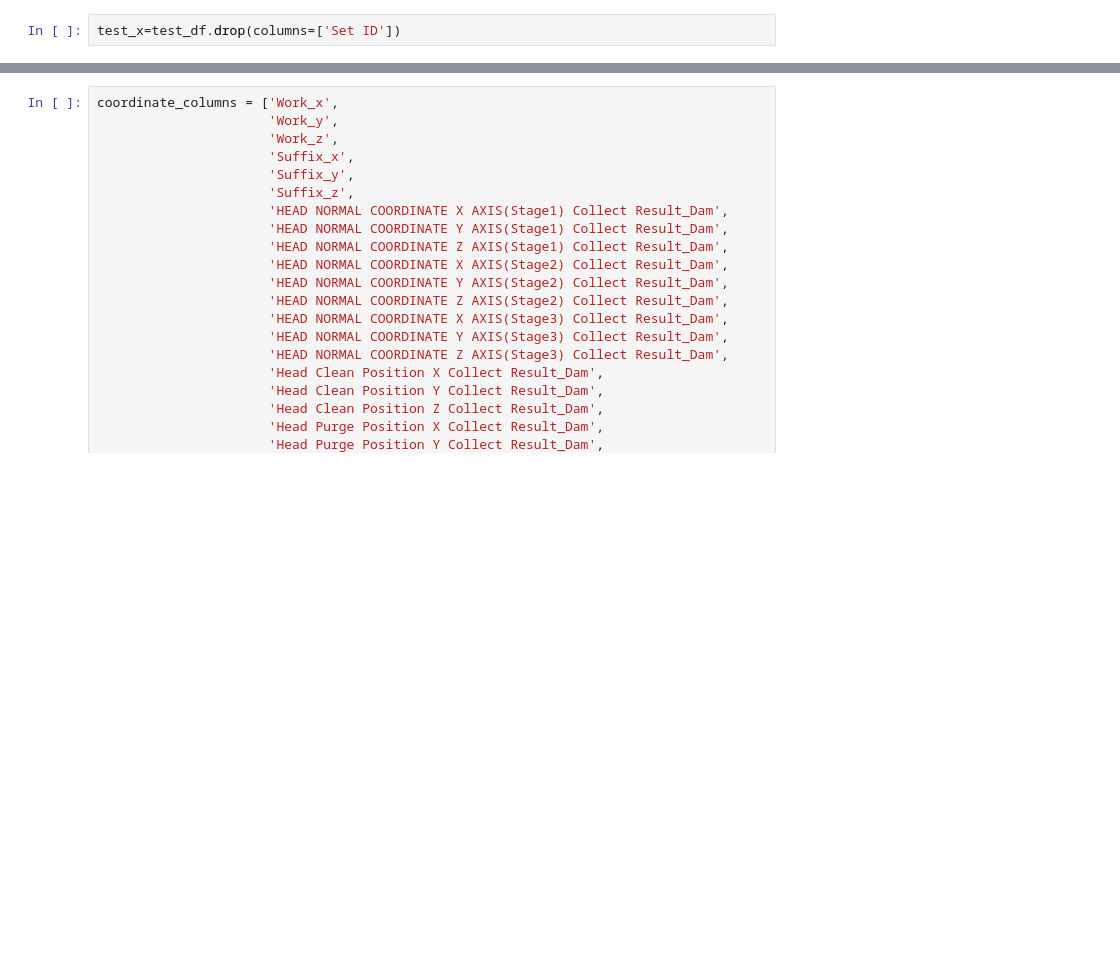
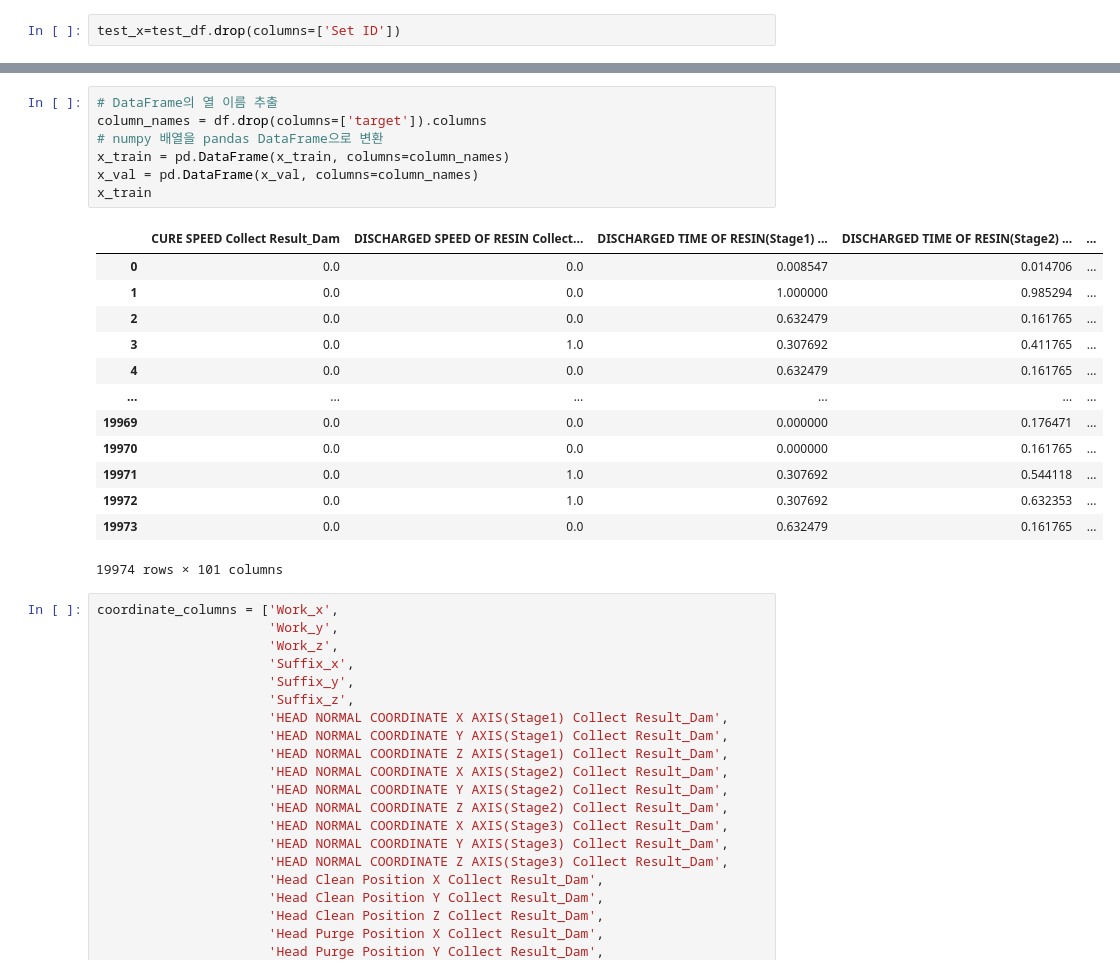
Before and after one commit to ryudonggle/lg-aimers-5-, a Jupyter notebook: DNN1.ipynb, the cells around one changed output, grey strips where cells are left out. Drawn from its saved outputs; the diff is of its cells as text; blank space fills up the shorter version.

```diff
--- a/DNN1.ipynb
+++ b/DNN1.ipynb
@@ -286,3 +297,24 @@ x_train
+# %%
+# DataFrame의 열 이름 추출
+column_names = df.drop(columns=['target']).columns
+# numpy 배열을 pandas DataFrame으로 변환
+x_train = pd.DataFrame(x_train, columns=column_names)
+x_val = pd.DataFrame(x_val, columns=column_names)
+x_train
+# %% [output]
+|  | CURE SPEED Collect Result_Dam | DISCHARGED SPEED OF RESIN Collect... | DISCHARGED TIME OF RESIN(Stage1) ... | DISCHARGED TIME OF RESIN(Stage2) ... | ... |
+| 0 | 0.0 | 0.0 | 0.008547 | 0.014706 | ... |
+| 1 | 0.0 | 0.0 | 1.000000 | 0.985294 | ... |
+| 2 | 0.0 | 0.0 | 0.632479 | 0.161765 | ... |
+| 3 | 0.0 | 1.0 | 0.307692 | 0.411765 | ... |
+| 4 | 0.0 | 0.0 | 0.632479 | 0.161765 | ... |
+| ... | ... | ... | ... | ... | ... |
+| 19969 | 0.0 | 0.0 | 0.000000 | 0.176471 | ... |
+| 19970 | 0.0 | 0.0 | 0.000000 | 0.161765 | ... |
+| 19971 | 0.0 | 1.0 | 0.307692 | 0.544118 | ... |
+| 19972 | 0.0 | 1.0 | 0.307692 | 0.632353 | ... |
+| 19973 | 0.0 | 0.0 | 0.632479 | 0.161765 | ... |
+19974 rows × 101 columns
 # %%
 coordinate_columns = ['Work_x',
                       'Work_y',
```
Also changed, not shown: parts of 14 cells of this notebook.
